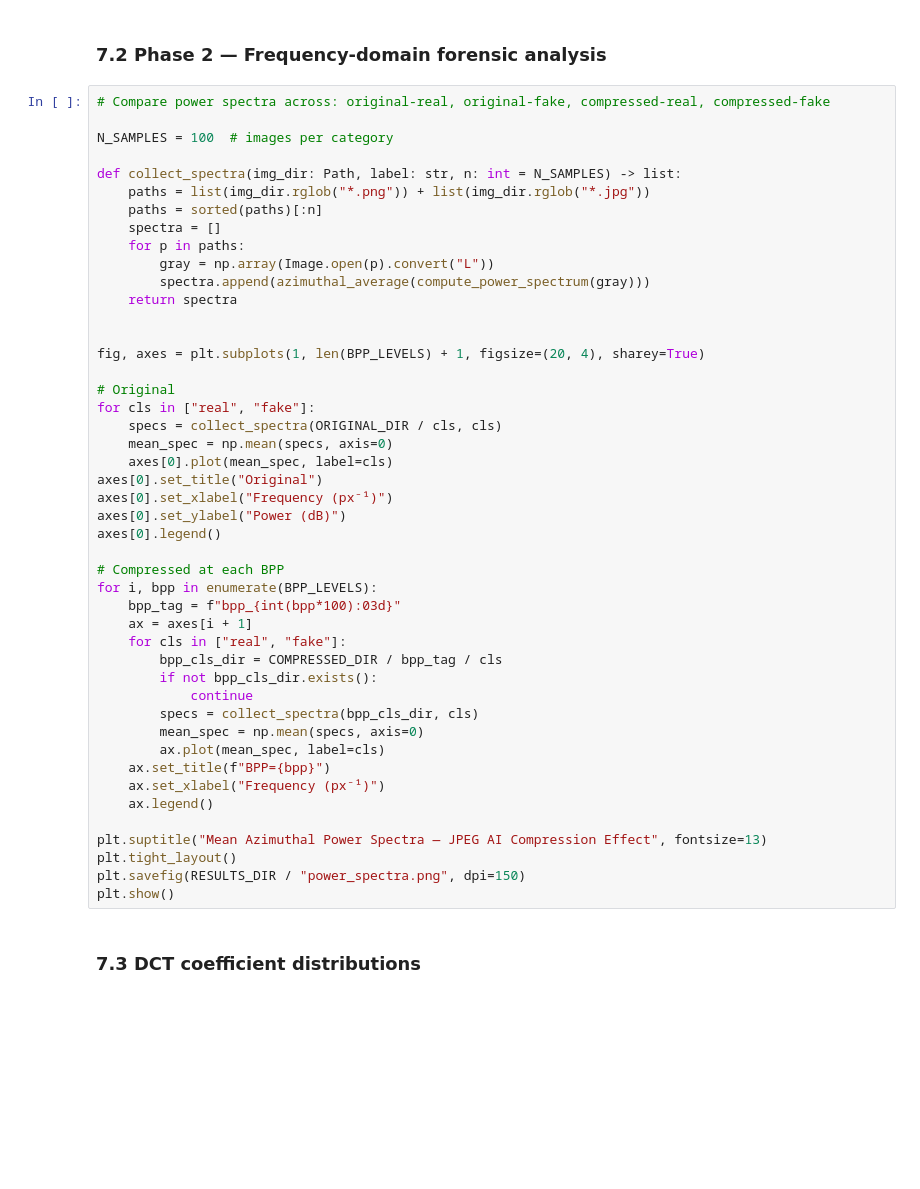
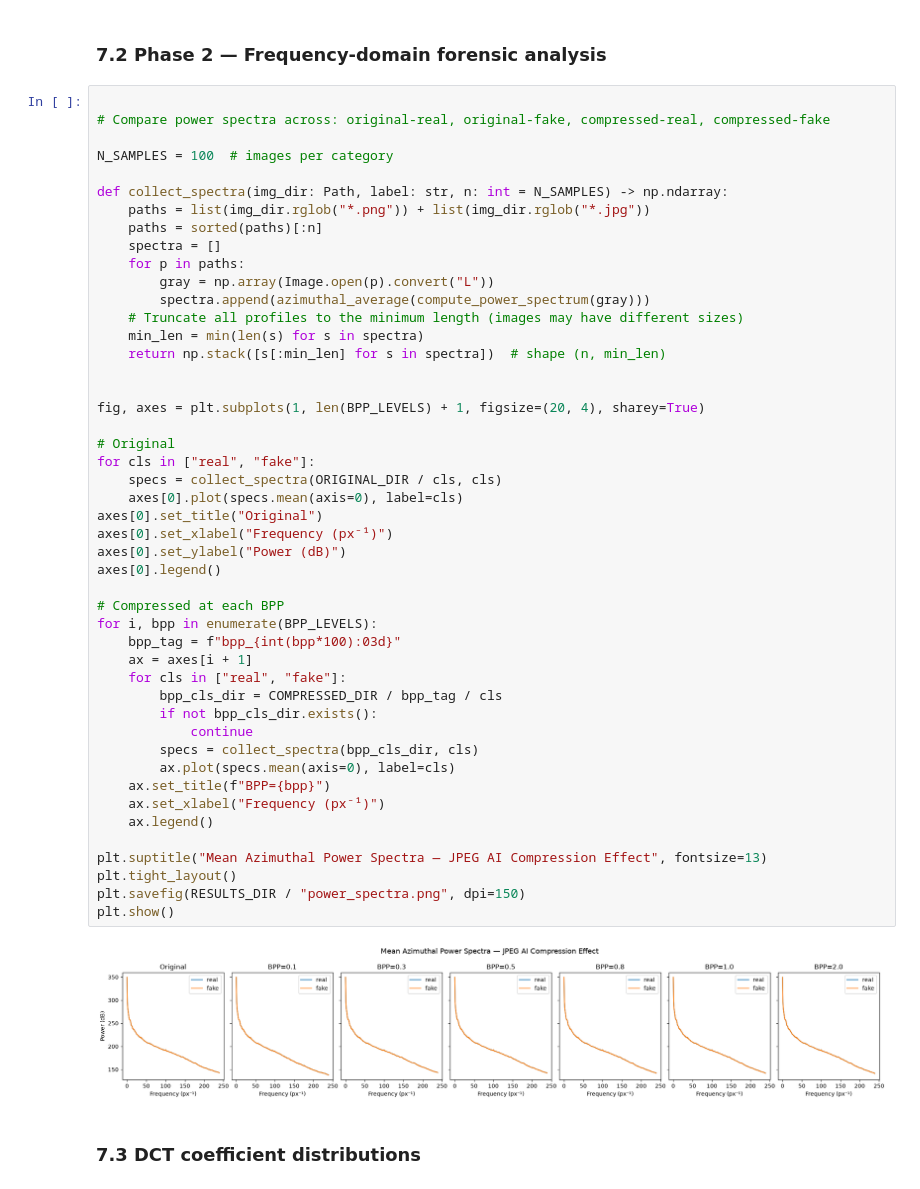
Before and after one commit to ClaudioLoriga/jpegai-deepfake-forensics, a Jupyter notebook: notebook.ipynb, the cells around one changed output. Saved outputs shown, nothing was run; the diff lists cells and outputs as text; blank space fills up the shorter version.

```diff
--- a/notebook.ipynb
+++ b/notebook.ipynb
@@ -524,51 +573,54 @@ KeyboardInterrupt:
 # %% [markdown]
 ### 7.2 Phase 2 — Frequency-domain forensic analysis
 # %%
+
 # Compare power spectra across: original-real, original-fake, compressed-real, compressed-fake
 
 N_SAMPLES = 100  # images per category
 
-def collect_spectra(img_dir: Path, label: str, n: int = N_SAMPLES) -> list:
+def collect_spectra(img_dir: Path, label: str, n: int = N_SAMPLES) -> np.ndarray:
     paths = list(img_dir.rglob("*.png")) + list(img_dir.rglob("*.jpg"))
     paths = sorted(paths)[:n]
     spectra = []
     for p in paths:
         gray = np.array(Image.open(p).convert("L"))
         spectra.append(azimuthal_average(compute_power_spectrum(gray)))
-    return spectra
+    # Truncate all profiles to the minimum length (images may have different sizes)
+    min_len = min(len(s) for s in spectra)
+    return np.stack([s[:min_len] for s in spectra])  # shape (n, min_len)
 
 
 fig, axes = plt.subplots(1, len(BPP_LEVELS) + 1, figsize=(20, 4), sharey=True)
 
 # Original
 for cls in ["real", "fake"]:
     specs = collect_spectra(ORIGINAL_DIR / cls, cls)
-    mean_spec = np.mean(specs, axis=0)
-    axes[0].plot(mean_spec, label=cls)
+    axes[0].plot(specs.mean(axis=0), label=cls)
 axes[0].set_title("Original")
 axes[0].set_xlabel("Frequency (px⁻¹)")
 axes[0].set_ylabel("Power (dB)")
 axes[0].legend()
 
 # Compressed at each BPP
 for i, bpp in enumerate(BPP_LEVELS):
     bpp_tag = f"bpp_{int(bpp*100):03d}"
     ax = axes[i + 1]
     for cls in ["real", "fake"]:
         bpp_cls_dir = COMPRESSED_DIR / bpp_tag / cls
         if not bpp_cls_dir.exists():
             continue
         specs = collect_spectra(bpp_cls_dir, cls)
-        mean_spec = np.mean(specs, axis=0)
-        ax.plot(mean_spec, label=cls)
+        ax.plot(specs.mean(axis=0), label=cls)
     ax.set_title(f"BPP={bpp}")
     ax.set_xlabel("Frequency (px⁻¹)")
     ax.legend()
 
 plt.suptitle("Mean Azimuthal Power Spectra — JPEG AI Compression Effect", fontsize=13)
 plt.tight_layout()
 plt.savefig(RESULTS_DIR / "power_spectra.png", dpi=150)
 plt.show()
+# %% [output]
+[figure, added]
 # %% [markdown]
 ### 7.3 DCT coefficient distributions
 # %%
```
Also changed, not shown: parts of 9 cells of this notebook.
